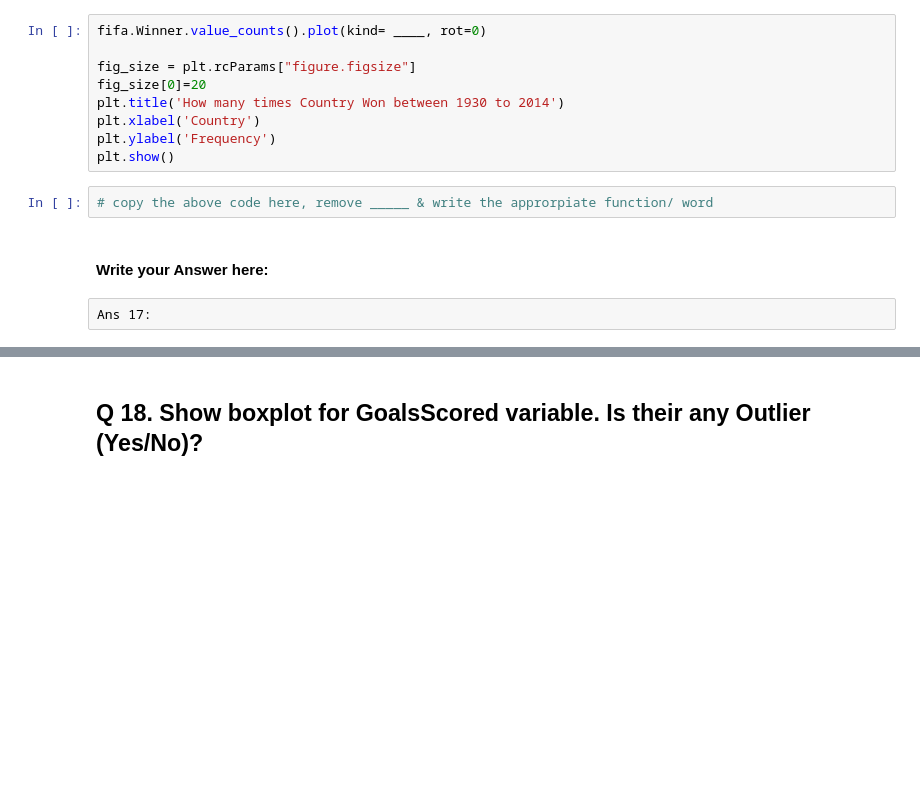
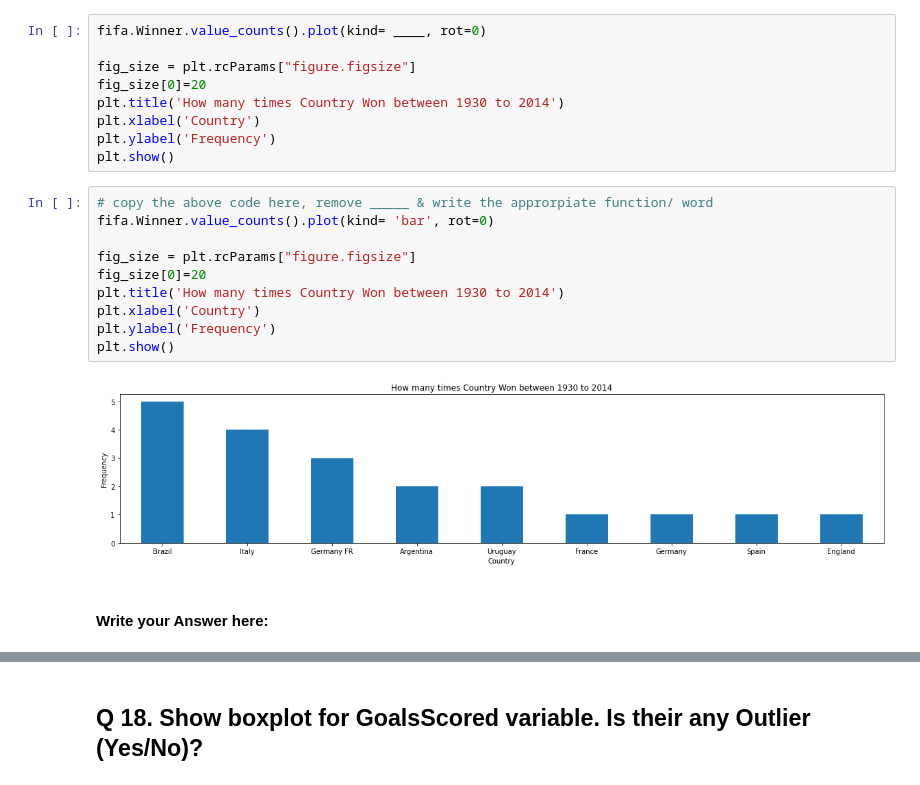
Before and after one commit to Hari437/GreatLearning, a Jupyter notebook: 1-Foundation-Data-Science/practiceProject/MIT_Practice Project_FIFA_Student Copy.ipynb, the cells around one changed output, grey strips where cells are left out. Drawn from its saved outputs; the diff is of its cells as text; blank space fills up the shorter version.

```diff
--- a/1-Foundation-Data-Science/practiceProject/MIT_Practice Project_FIFA_Student Copy.ipynb
+++ b/1-Foundation-Data-Science/practiceProject/MIT_Practice Project_FIFA_Student Copy.ipynb
@@ -372,9 +409,17 @@ plt.title('How many times Country Won between 1930 to 2014')
 plt.xlabel('Country')
 plt.ylabel('Frequency')
 plt.show()
-# %%
-# copy the above code here, remove _____ & write the approrpiate function/ word
+# %%
+# copy the above code here, remove _____ & write the approrpiate function/ word
+fifa.Winner.value_counts().plot(kind= 'bar', rot=0)
+
+fig_size = plt.rcParams["figure.figsize"]
+fig_size[0]=20
+plt.title('How many times Country Won between 1930 to 2014')
+plt.xlabel('Country')
+plt.ylabel('Frequency')
+plt.show()
+# %% [output]
+[figure, added]
 # %% [markdown]
 #### Write your Answer here:
-# %% [raw]
-Ans 17:
```
Also changed, not shown: parts of 18 cells of this notebook, 12 other files.
